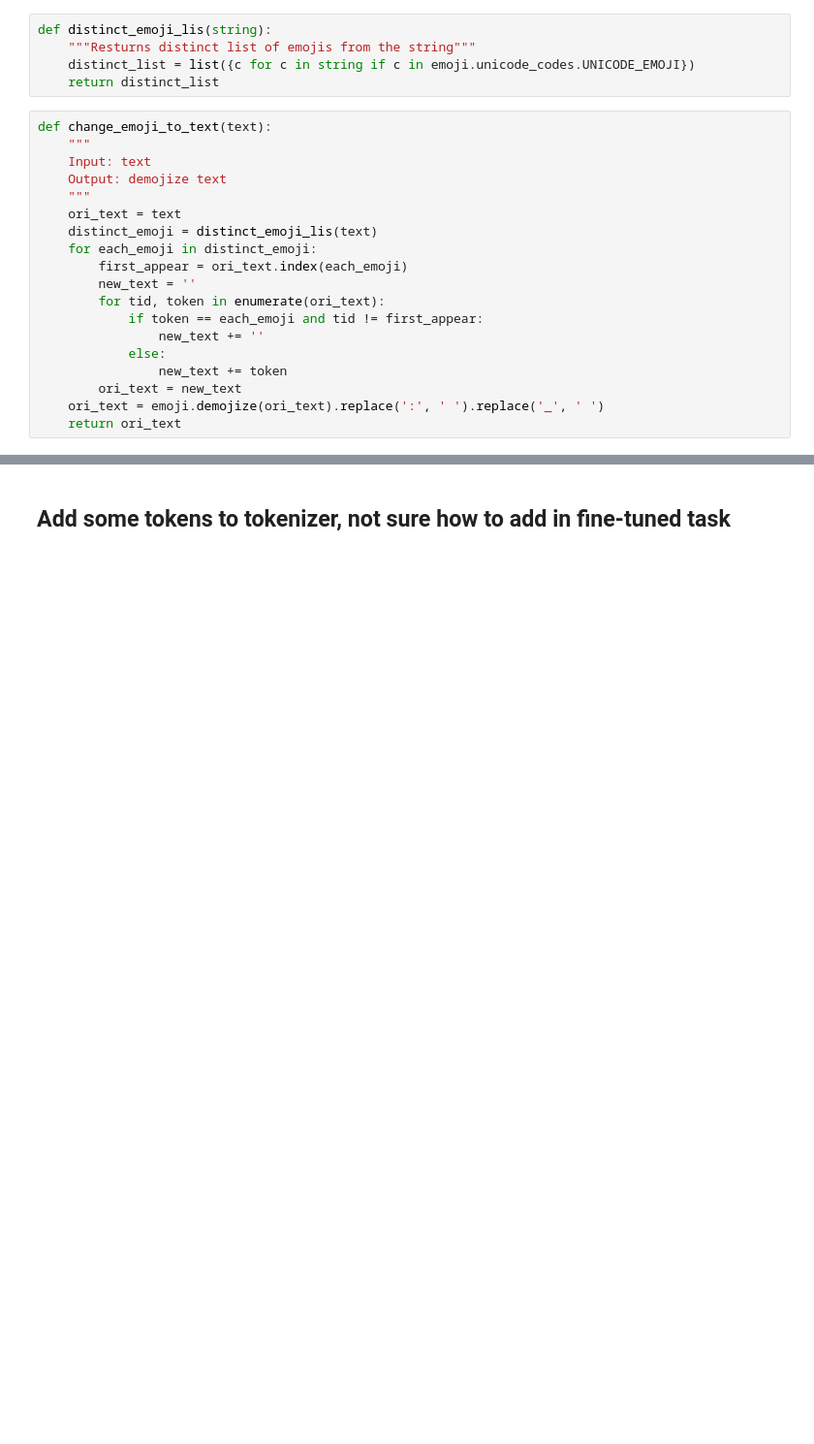
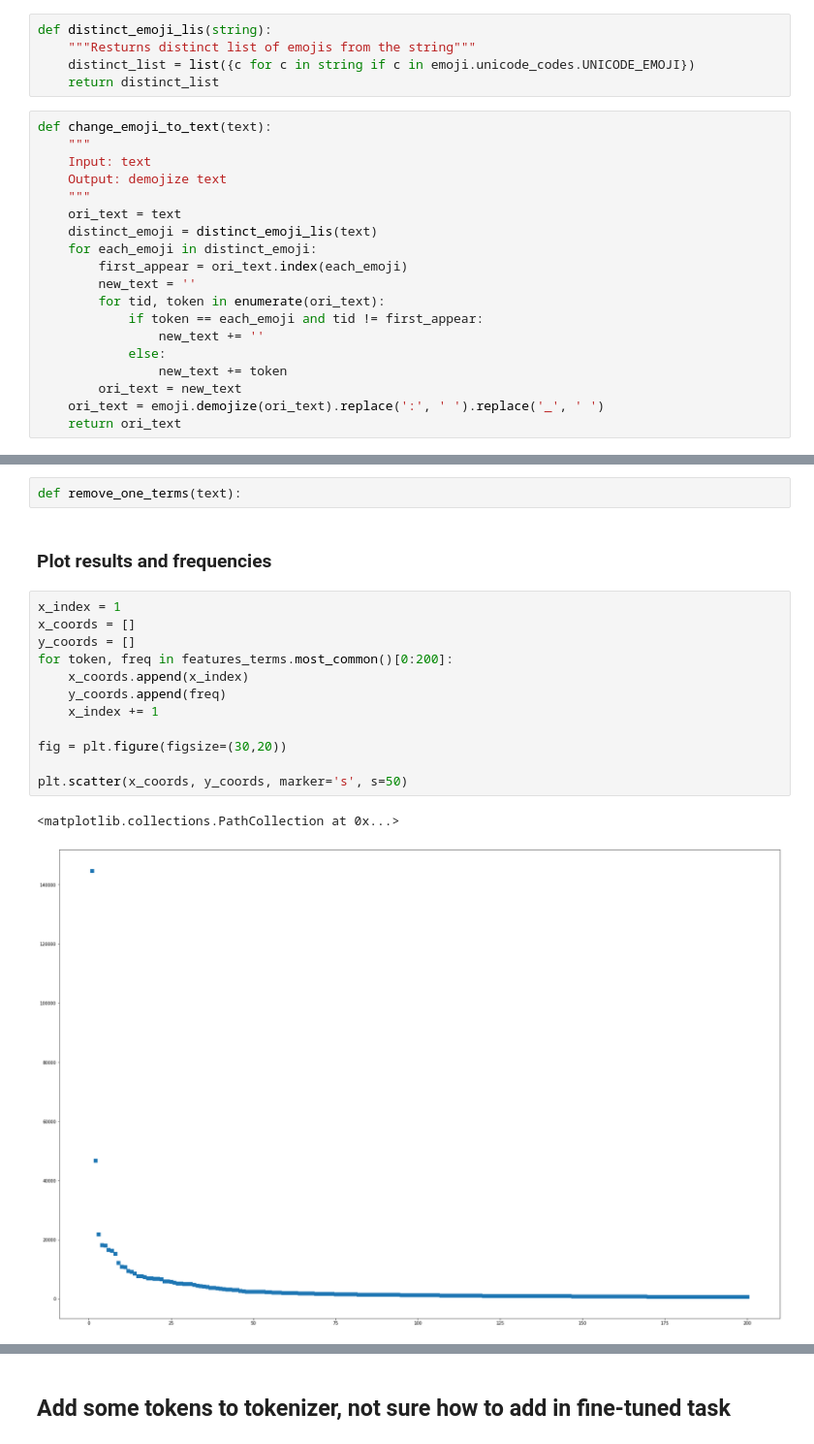
Before and after one commit to wywyWang/NLP-2020-EmotionGIF, a Jupyter notebook: Data.ipynb, the cells around one changed output, grey strips where cells are left out. Shown at 97% size. Drawn from its saved outputs; the diff is of its cells as text; blank space fills up the shorter version.

Commit message:
best results now

```diff
--- a/Data.ipynb
+++ b/Data.ipynb
@@ -706,0 +758,19 @@ sorted(unknown_text.items(), key=lambda d: d[1], reverse=True)
+# %%
+def remove_one_terms(text):
+# %% [markdown]
+### Plot results and frequencies
+# %%
+x_index = 1
+x_coords = []
+y_coords = []
+for token, freq in features_terms.most_common()[0:200]:
+    x_coords.append(x_index)
+    y_coords.append(freq)
+    x_index += 1
+
+fig = plt.figure(figsize=(30,20))
+
+plt.scatter(x_coords, y_coords, marker='s', s=50)
+# %% [output]
+<matplotlib.collections.PathCollection at 0x...>
+[figure, added]
```
Also changed, not shown: parts of 64 cells of this notebook, 1 other file.
